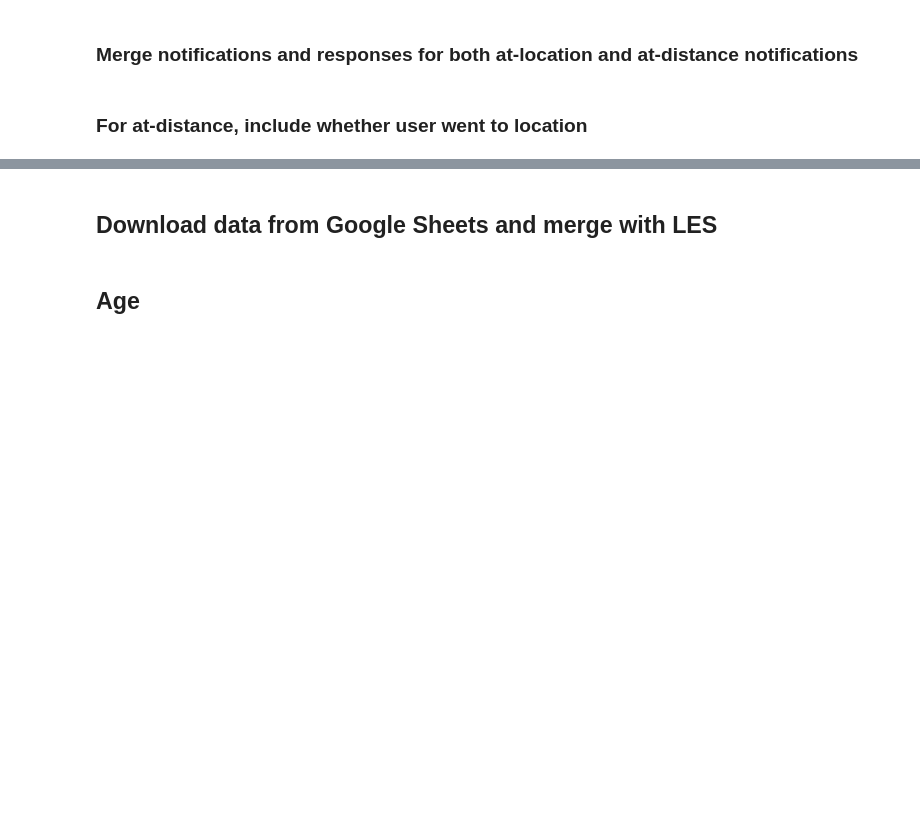
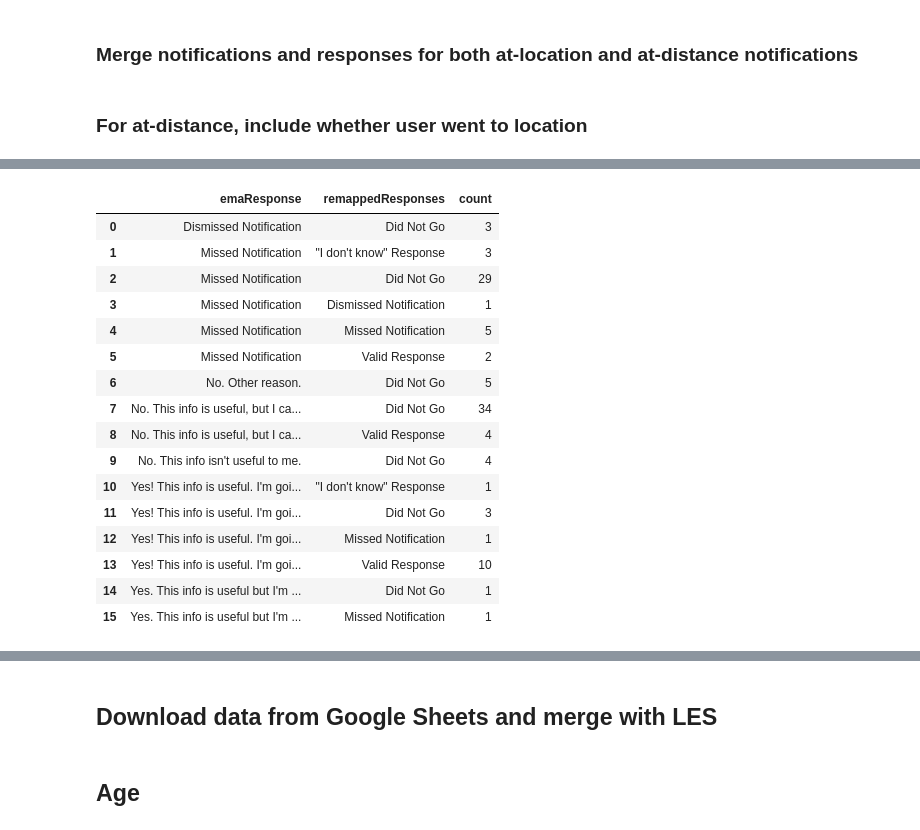
Before and after one commit to NUDelta/les-study-analysis, a Jupyter notebook: su2018/4X-summer-study-analysis.ipynb, the cells around one changed output, grey strips where cells are left out. Drawn from its saved outputs; the diff is of its cells as text; code cells hidden in the pictures; blank space fills up the shorter version.

```diff
--- a/su2018/4X-summer-study-analysis.ipynb
+++ b/su2018/4X-summer-study-analysis.ipynb
@@ -491,0 +571,20 @@ atdist['week'] = atdist['date'].apply(lambda x: 'Week 1' if x < mid_time_date.da
+# %%
+atdist_didgo_overall.groupby(['emaResponse', 'remappedResponses'])['remappedResponses'].count().reset_index(name='count')
+# %% [output]
+|  | emaResponse | remappedResponses | count |
+| 0 | Dismissed Notification | Did Not Go | 3 |
+| 1 | Missed Notification | "I don't know" Response | 3 |
+| 2 | Missed Notification | Did Not Go | 29 |
+| 3 | Missed Notification | Dismissed Notification | 1 |
+| 4 | Missed Notification | Missed Notification | 5 |
+| 5 | Missed Notification | Valid Response | 2 |
+| 6 | No. Other reason. | Did Not Go | 5 |
+| 7 | No. This info is useful, but I ca... | Did Not Go | 34 |
+| 8 | No. This info is useful, but I ca... | Valid Response | 4 |
+| 9 | No. This info isn't useful to me. | Did Not Go | 4 |
+| 10 | Yes! This info is useful. I'm goi... | "I don't know" Response | 1 |
+| 11 | Yes! This info is useful. I'm goi... | Did Not Go | 3 |
+| 12 | Yes! This info is useful. I'm goi... | Missed Notification | 1 |
+| 13 | Yes! This info is useful. I'm goi... | Valid Response | 10 |
+| 14 | Yes. This info is useful but I'm ... | Did Not Go | 1 |
+| 15 | Yes. This info is useful but I'm ... | Missed Notification | 1 |
```
Also changed, not shown: parts of 41 cells of this notebook, 1 other file.
